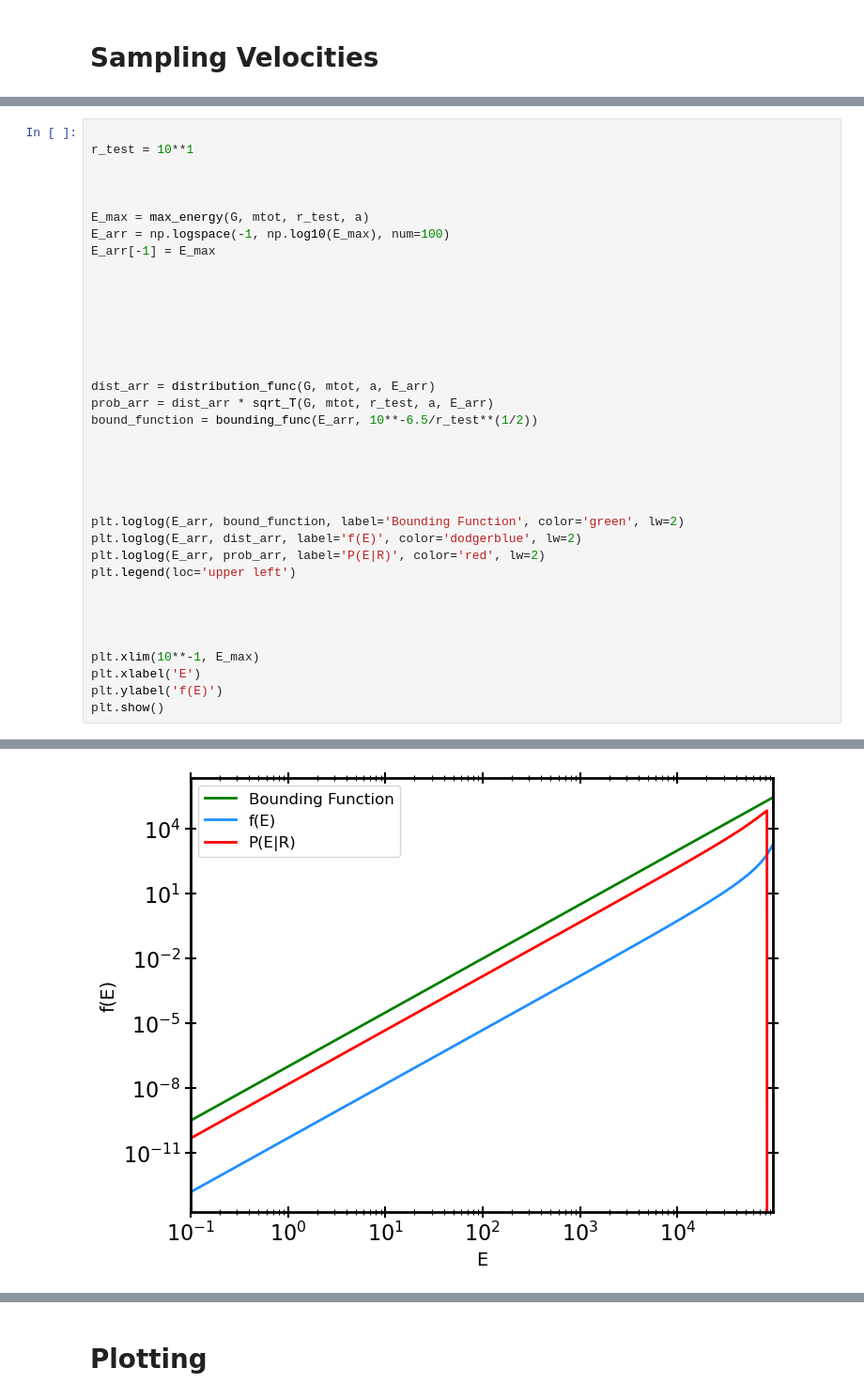
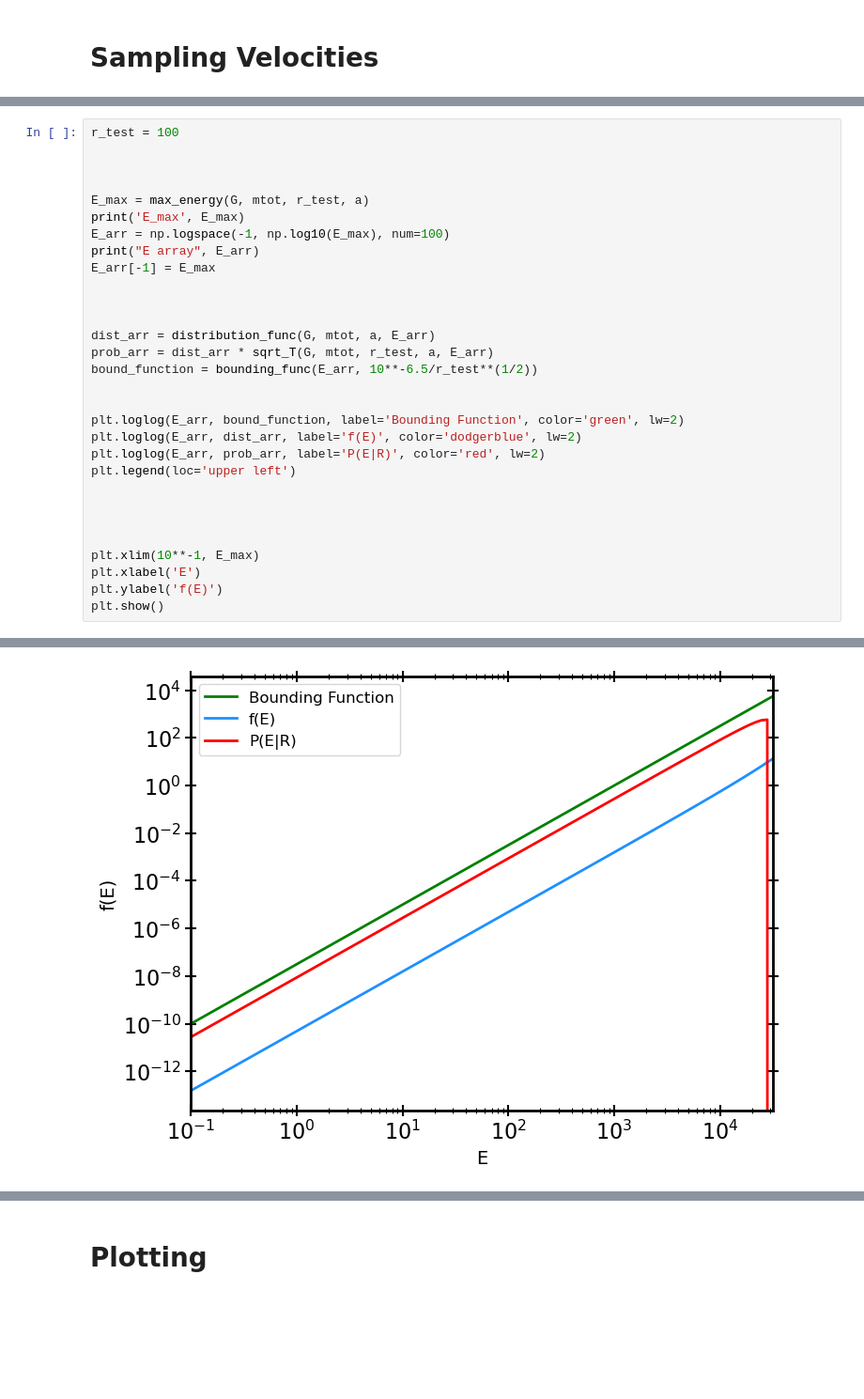
Before and after one commit to carlosajurado/AST384C-Computational-Astrophysics, a Jupyter notebook: HW1.ipynb, the cells around one changed output, grey strips where cells are left out. Shown at 94% size. Drawn from its saved outputs; the diff is of its cells as text; blank space fills up the shorter version.

```diff
--- a/HW1.ipynb
+++ b/HW1.ipynb
@@ -487,25 +489,19 @@ print(len(E_sampled))
 # %%
-
-r_test = 10**1
+r_test = 100
 
 
 
 E_max = max_energy(G, mtot, r_test, a)
+print('E_max', E_max)
 E_arr = np.logspace(-1, np.log10(E_max), num=100)
+print("E array", E_arr)
 E_arr[-1] = E_max
-
-
-
-
 
 
 
 dist_arr = distribution_func(G, mtot, a, E_arr)
 prob_arr = dist_arr * sqrt_T(G, mtot, r_test, a, E_arr)
 bound_function = bounding_func(E_arr, 10**-6.5/r_test**(1/2))
-
-
-
 
 
 plt.loglog(E_arr, bound_function, label='Bounding Function', color='green', lw=2)
@@ -524,4 +537,4 @@ plt.show()
-[figure, old version]
+[figure, new version]
 # %%
 print(len(E_sampled))
 # %% [output]
```
Also changed, not shown: parts of 13 cells of this notebook.
